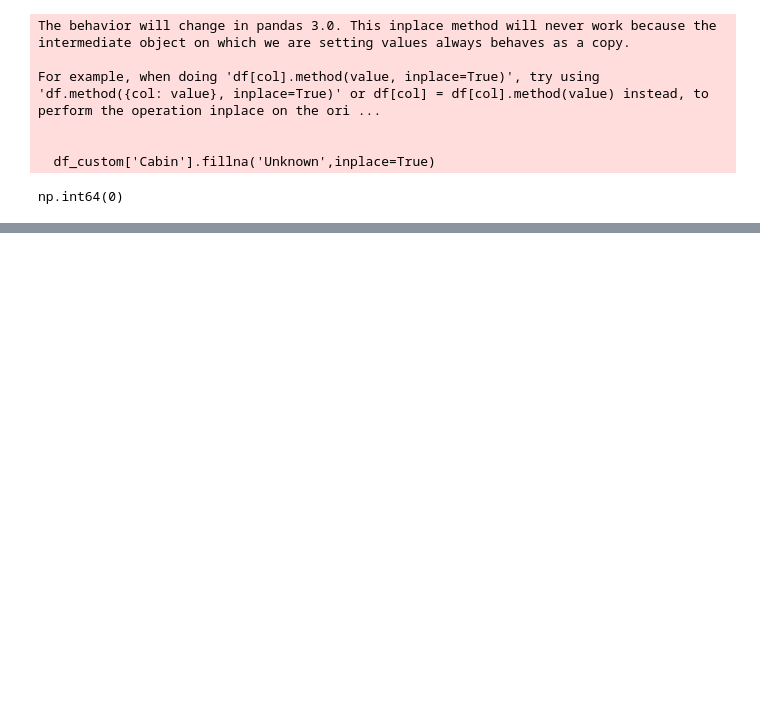
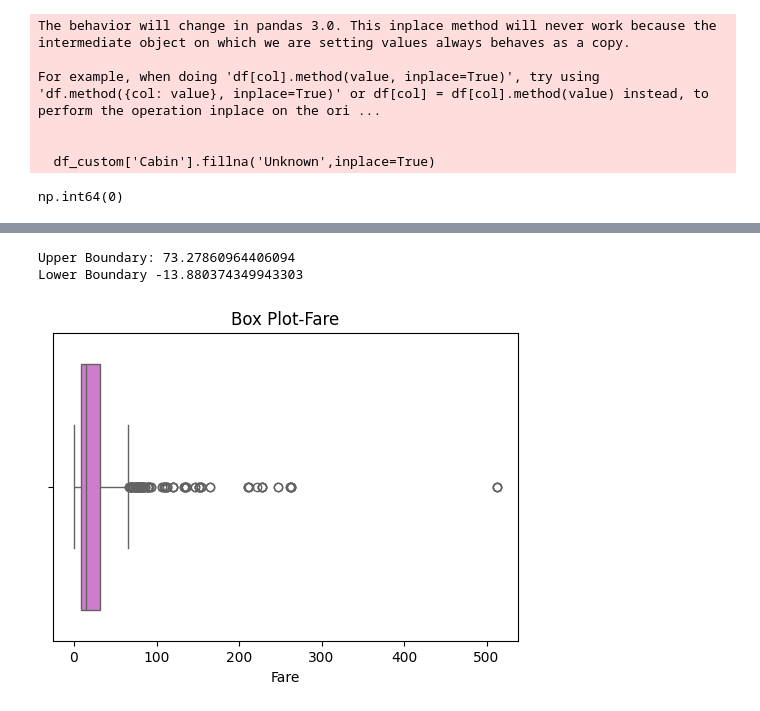
Before and after one commit to saisp2003/Lab, a Jupyter notebook: data.ipynb, the cells around one changed output, grey strips where cells are left out. Saved outputs shown, nothing was run; the diff lists cells and outputs as text; code cells hidden in the pictures; blank space fills up the shorter version.

```diff
--- a/data.ipynb
+++ b/data.ipynb
@@ -116,0 +250,16 @@ np.int64(0)
+# %%
+upper_boundary=df['Age'].mean()+3*df['Age'].std()
+lower_boundary=df['Age'].mean()-3*df['Age'].std()
+print('Upper Boundary:',upper_boundary)
+print('Lower Boundary',lower_boundary)
+# %% [output]
+Upper Boundary: 73.27860964406094
+Lower Boundary -13.880374349943303
+# %%
+plt.figure(figsize=(6,4))
+sns.boxplot(x=df['Fare'],color='orchid')
+plt.title('Box Plot-Fare')
+plt.xlabel('Fare')
+plt.show()
+# %% [output]
+[figure, added]
```
Also changed, not shown: parts of 24 cells of this notebook, 4 other files.
